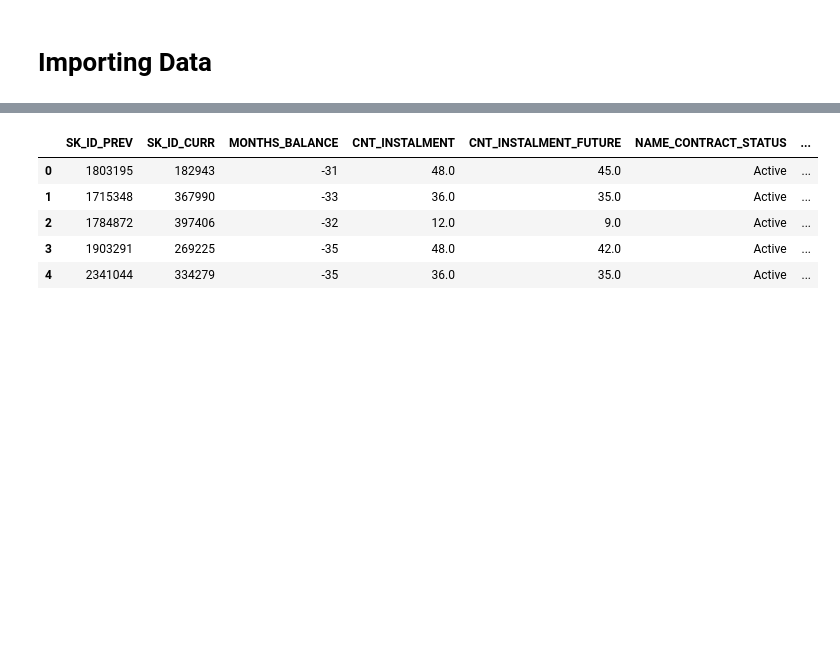
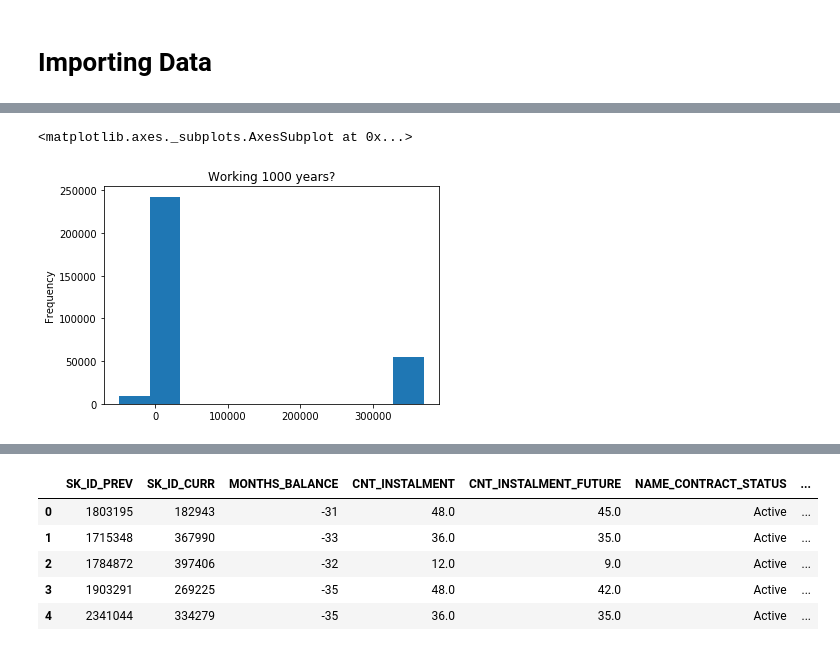
Before and after one commit to joaomalves/Bamboozled_team, a Jupyter notebook: Home_credit.ipynb, the cells around one changed output, grey strips where cells are left out. Drawn from its saved outputs; the diff is of its cells as text; code cells hidden in the pictures; blank space fills up the shorter version.

```diff
--- a/Home_credit.ipynb
+++ b/Home_credit.ipynb
@@ -34,0 +37,6 @@ application_train.head()
+# %%
+application_train['DAYS_EMPLOYED'].plot.hist(title = 'Working 1000 years?',range = (-50000,370000))
+#Maybe dummify by employed and unemployed?
+# %% [output]
+<matplotlib.axes._subplots.AxesSubplot at 0x...>
+[figure, added]
```
Also changed, not shown: parts of 13 cells of this notebook.
